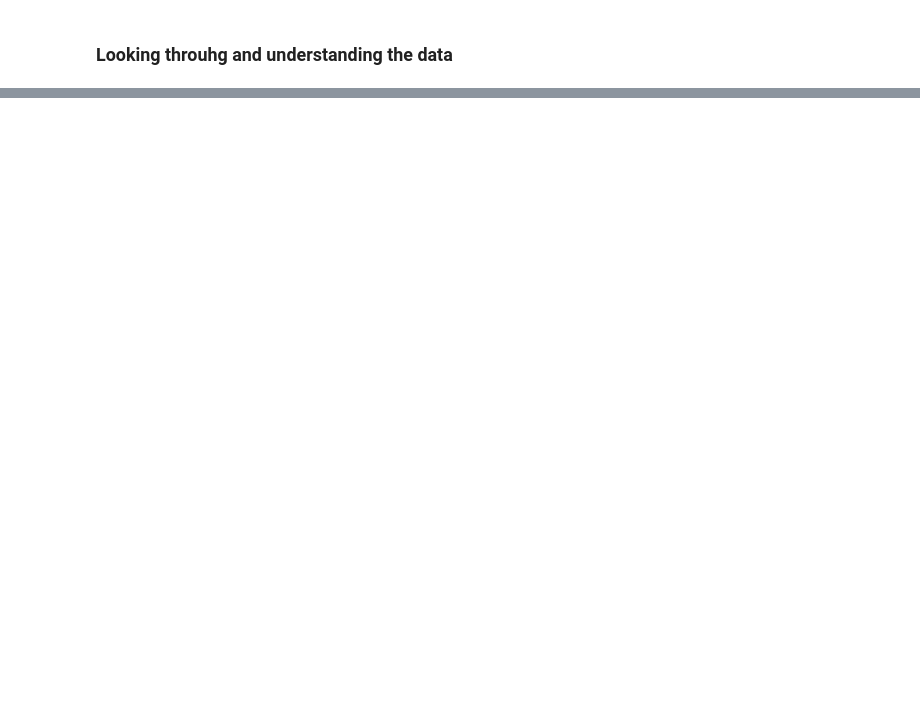
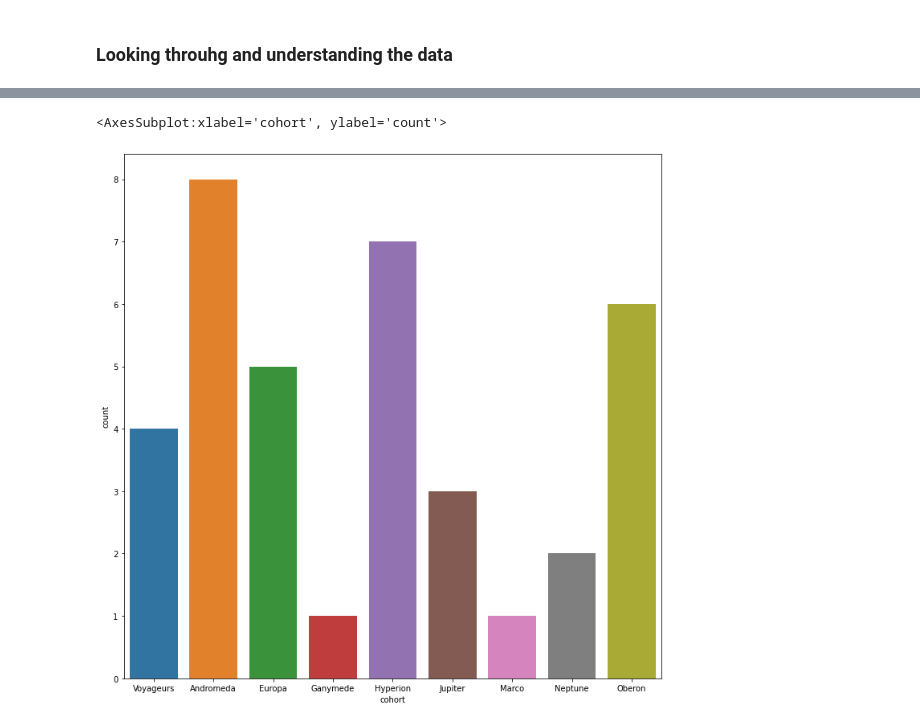
Before and after one commit to kalpana-group1/anomaly-detection-project, a Jupyter notebook: Glady's_notebook.ipynb, the cells around one changed output, grey strips where cells are left out. Cells and saved outputs as stored; diff of their text form; code cells hidden in the pictures; blank space fills up the shorter version.

```diff
--- a/Glady's_notebook.ipynb
+++ b/Glady's_notebook.ipynb
@@ -191,0 +115,4 @@ memory usage: 89.3+ MB
+# %%
+# Split end point into pages and subpages (query)
+df['endpoint']=df['endpoint'].astype(str)
+df = pd.concat([df,  df.endpoint.apply(prep.parse_request)], axis=1)
@@ -191,0 +139,4 @@ memory usage: 89.3+ MB
+# %%
+active_students_df = df.loc[df["alumni"] != 'alumn']
+
+#removing the alumni
@@ -191,0 +222,3 @@ memory usage: 89.3+ MB
+# %%
+less_active_id = active_students_df.groupby(["user_id"])["user_id"].count()[active_students_df.groupby(["user_id"])["user_id"].count()<10]
+less_active_id
@@ -191,0 +241,6 @@ memory usage: 89.3+ MB
+# %%
+least_active_users_df = active_students_df[active_students_df.user_id.isin(less_active_id.index)]
+pd.set_option('display.max_columns', None)
+least_active_users_df
+
+#based on their user id these are all students ho have viewd their
@@ -191,0 +303,6 @@ memory usage: 89.3+ MB
+# %%
+plt.figure(figsize=(12,12))
+sns.countplot(x = least_active_users_df['cohort'])
+# %% [output]
+<AxesSubplot:xlabel='cohort', ylabel='count'>
+[figure, added]
```
Also changed, not shown: parts of 74 cells of this notebook.
